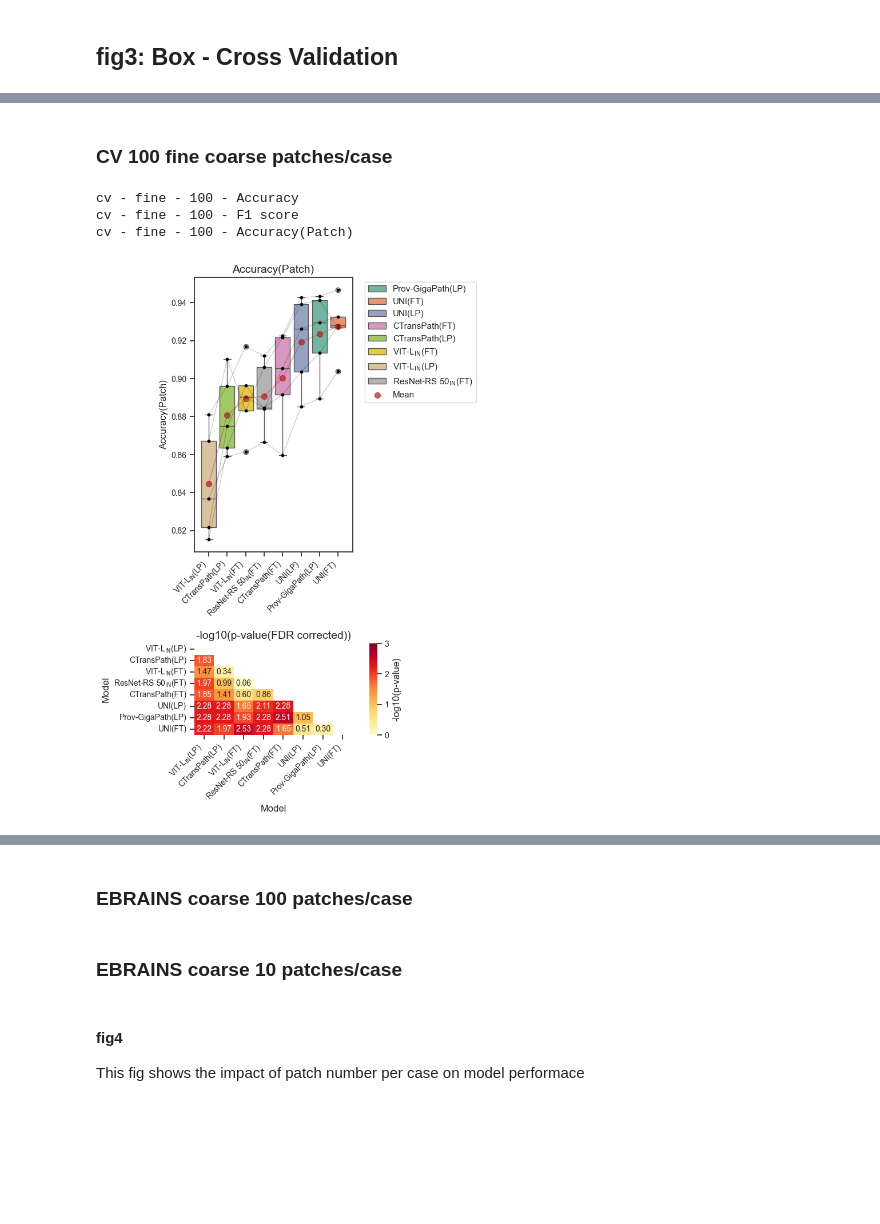
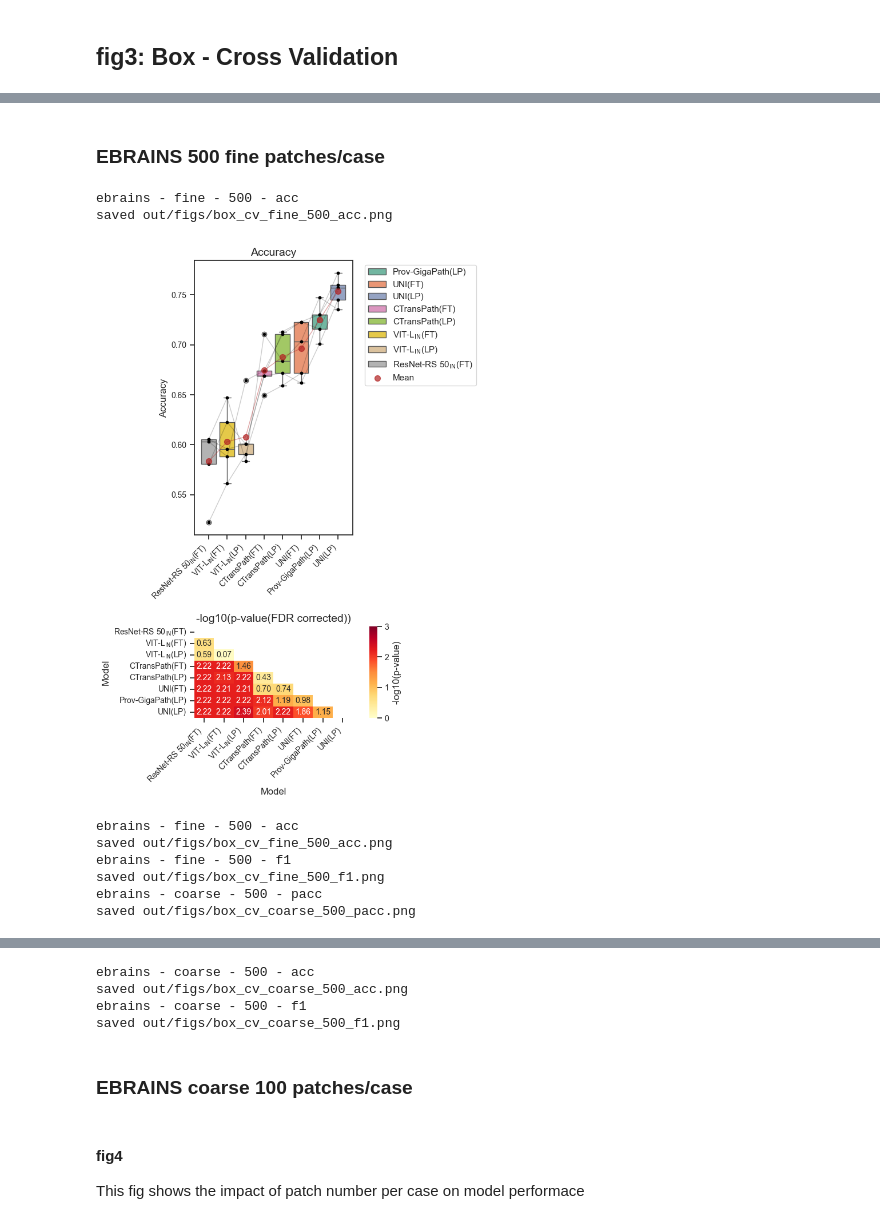
Before and after one commit to endaaman/bt, a Jupyter notebook: notes/note_metrics.ipynb, the cells around one changed output, grey strips where cells are left out. Drawn from its saved outputs; the diff is of its cells as text; code cells hidden in the pictures; blank space fills up the shorter version.

```diff
--- a/notes/note_metrics.ipynb
+++ b/notes/note_metrics.ipynb
@@ -119,8 +165,14 @@ label_order = [
 
 verbose = False
 
-def paired_box(target:Literal['cv', 'ebrains'], coarse:bool, limit:int, key:str,  excludes=['frozen_baseline-cnn']):
-    c = 'coarse' if coarse else 'fine'
+def paired_box(target:Literal['cv', 'ebrains'],
+               coarse:bool,
+               limit:int,
+               key:str,
+               show:bool=False,
+               excludes=['frozen_baseline-cnn']
+              ):
+    grains = 'coarse' if coarse else 'fine'
     key_map = {
         'pacc': 'Accuracy(Patch)',
         'acc': 'Accuracy',
@@ -128,7 +180,7 @@ def paired_box(target:Literal['cv', 'ebrains'], coarse:bool, limit:int, key:str,
     }
     key_label = key_map[key]
 
-    df = pd.read_excel(f'out/figs/results_{target}.xlsx', sheet_name=f'{limit}', index_col=0)
+    df = pd.read_excel(f'out/figs/results_{grains}_{target}.xlsx', sheet_name=f'{limit}', index_col=0)
 
     for e in excludes:
         df = df[~df['cond'].str.startswith(e)]
@@ -226,9 +278,10 @@ def paired_box(target:Literal['cv', 'ebrains'], coarse:bool, limit:int, key:str,
 
     plt.subplots_adjust(left=0.30, right=0.70, top=0.95, bottom=0.15)
 
-    print(f'{target} - {c} - {limit} - {key}')
-    fig_path = f'out/figs/box_cv_{c}_{limit}_{key_label}.png'
+    print(f'{target} - {grains} - {limit} - {key}')
+    fig_path = f'out/figs/box_cv_{grains}_{limit}_{key}.png'
     plt.savefig(fig_path, format='png', dpi=DPI)
     print(f'saved {fig_path}')
-
-paired_box('cv', True, 500, 'pacc')
+    if show:
+        plt.show()
+    plt.close()
@@ -253,18 +315,20 @@ cv - coarse - 100 - F1 score
 # %% [markdown]
-### CV 100 fine coarse patches/case
+### EBRAINS 500 fine patches/case
 # %%
-paired_box('cv', coarse=False, limit=100, key='Accuracy', verbose=False)
-plt.savefig("out/figs/fig3_cv_100_pacc.png", format="png", dpi=DPI)
-plt.close()
+paired_box('ebrains', False, 500, 'acc', True)
+paired_box('ebrains', False, 500, 'acc')
+paired_box('ebrains', False, 500, 'f1')
 
-paired_box('cv', coarse=False, limit=100, key='F1 score', verbose=False)
-plt.savefig("out/figs/fig3_cv_100_pacc.png", format="png", dpi=DPI)
-plt.close()
-
-paired_box('cv', coarse=False, limit=100, key='Accuracy(Patch)', verbose=False)
-plt.savefig("out/figs/fig3_cv_100_pacc.png", format="png", dpi=DPI)
+paired_box('ebrains', True, 500, 'pacc',  True)
+paired_box('ebrains', True, 500, 'acc')
+paired_box('ebrains', True, 500, 'f1')
 # %% [output]
-cv - fine - 100 - Accuracy
-cv - fine - 100 - F1 score
-cv - fine - 100 - Accuracy(Patch)
+ebrains - fine - 500 - acc
+saved out/figs/box_cv_fine_500_acc.png
-[figure, old version]
+[figure, new version]
+ebrains - fine - 500 - acc
+saved out/figs/box_cv_fine_500_acc.png
+ebrains - fine - 500 - f1
+saved out/figs/box_cv_fine_500_f1.png
+ebrains - coarse - 500 - pacc
+saved out/figs/box_cv_coarse_500_pacc.png
@@ -271,2 +336,6 @@ cv - fine - 100 - Accuracy(Patch)
+ebrains - coarse - 500 - acc
+saved out/figs/box_cv_coarse_500_acc.png
+ebrains - coarse - 500 - f1
+saved out/figs/box_cv_coarse_500_f1.png
 # %% [markdown]
 ### EBRAINS coarse 100 patches/case
@@ -283,2 +341,0 @@ plt.show()
-# %% [markdown]
-### EBRAINS coarse 10 patches/case
```
Also changed, not shown: parts of 26 cells of this notebook, 1 other file.
